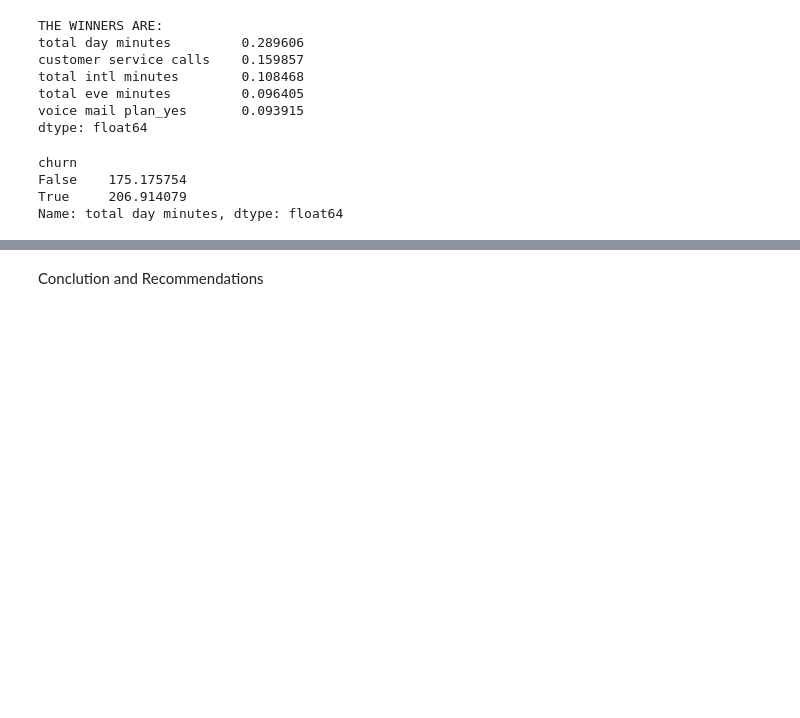
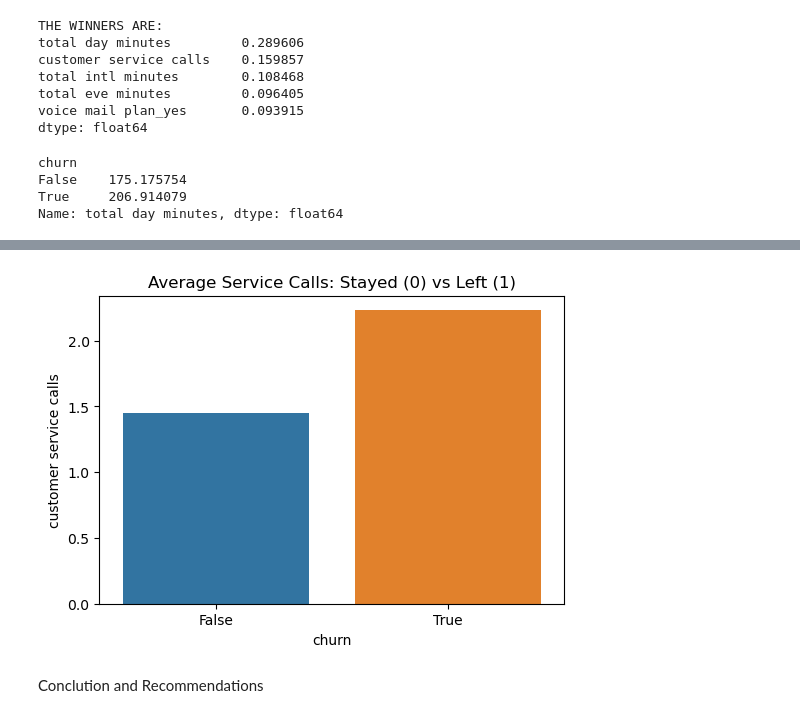
Before and after one commit to Bridgit-k/Phase-3-Project, a Jupyter notebook: index.ipynb, the cells around one changed output, grey strips where cells are left out. Drawn from its saved outputs; the diff is of its cells as text; code cells hidden in the pictures; blank space fills up the shorter version.

```diff
--- a/index.ipynb
+++ b/index.ipynb
@@ -208,3 +220,11 @@ Name: total day minutes, dtype: float64
+# %%
+# Simple Bar Chart for Service Calls
+plt.figure(figsize=(6, 4))
+sns.barplot(x='churn', y='customer service calls', data=df, errorbar=None)
+plt.title("Average Service Calls: Stayed (0) vs Left (1)")
+plt.show()
+# %% [output]
+[figure, added]
 # %% [markdown]
 Conclution and Recommendations
 # %% [markdown]
```
Also changed, not shown: parts of 7 cells of this notebook.
